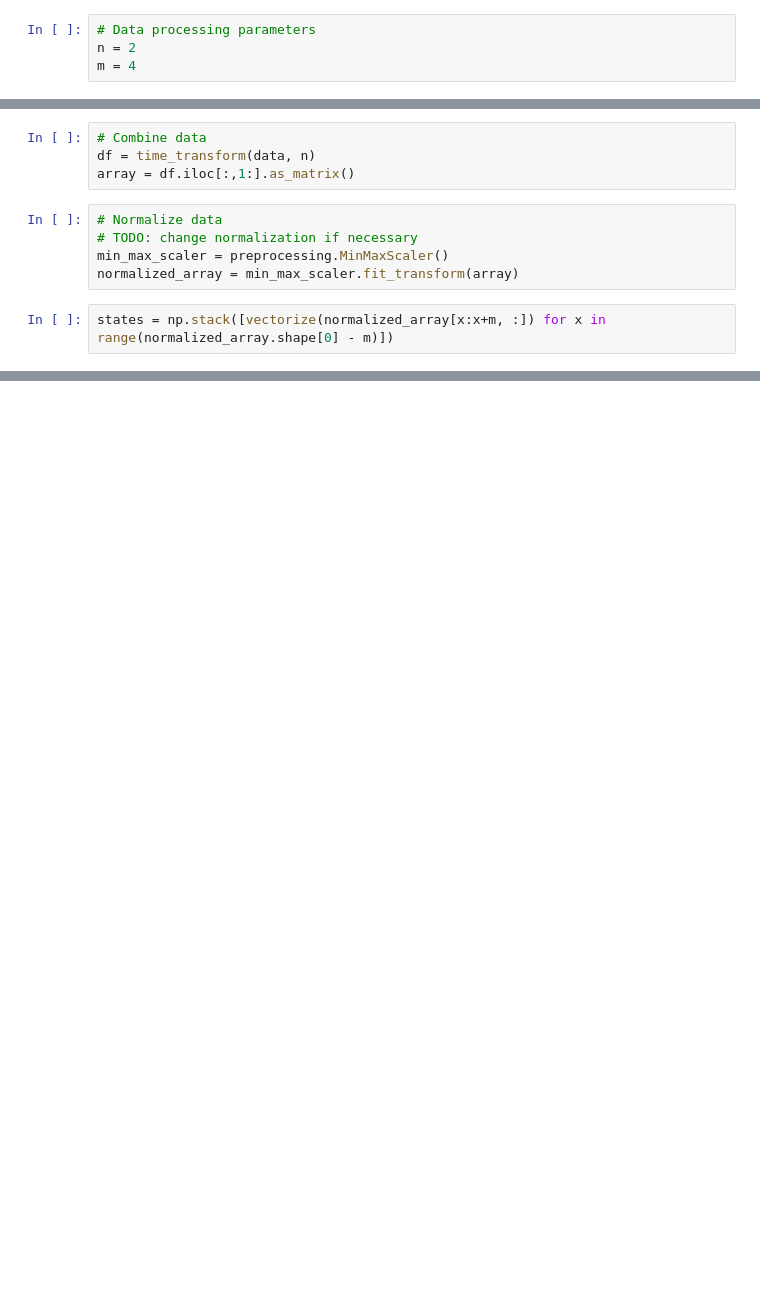
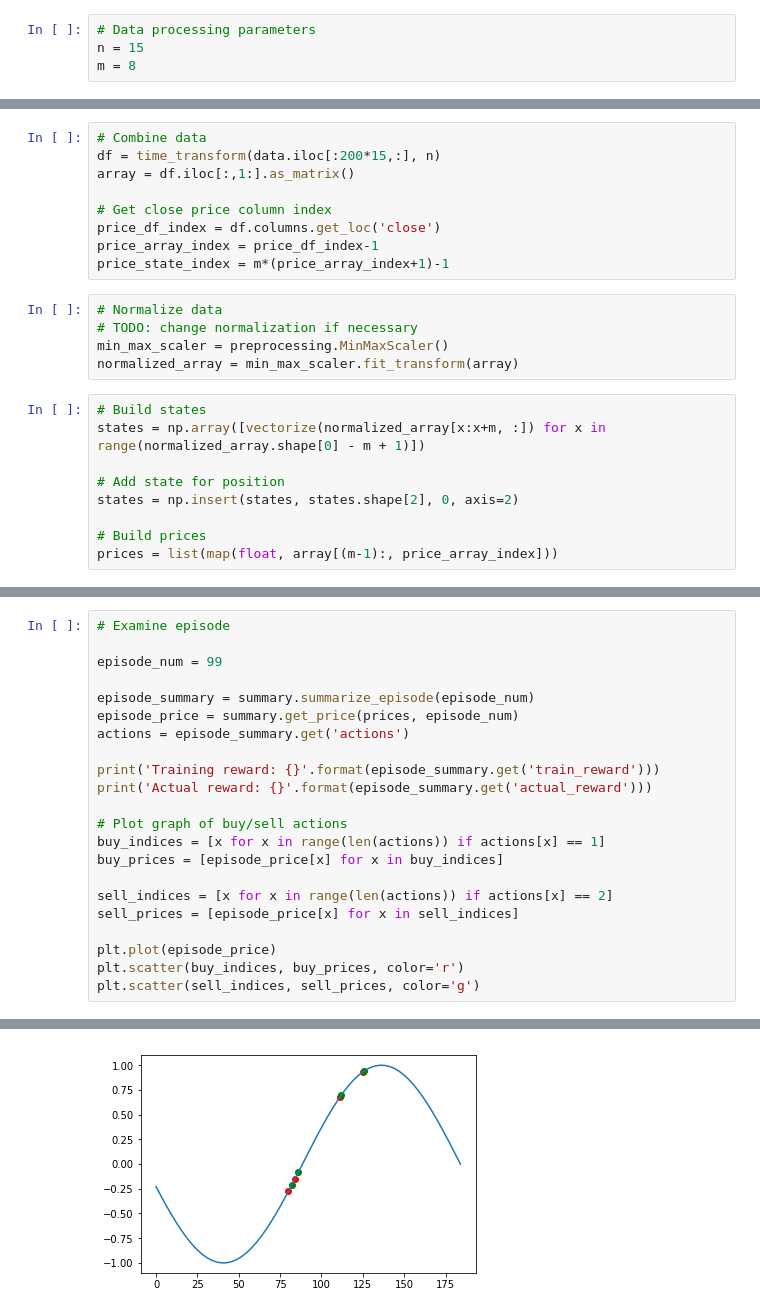
Before and after one commit to bolu-atx/crocket, a Jupyter notebook: algorithms/develop_ml_algorithm.ipynb, the cells around one changed output, grey strips where cells are left out. Drawn from its saved outputs; the diff is of its cells as text; blank space fills up the shorter version.

```diff
--- a/algorithms/develop_ml_algorithm.ipynb
+++ b/algorithms/develop_ml_algorithm.ipynb
@@ -317,4 +370,4 @@ df.head()
 # %%
 # Data processing parameters
-n = 2
-m = 4
+n = 15
+m = 8
@@ -321,11 +392,23 @@ m = 4
 # %%
 # Combine data
-df = time_transform(data, n)
+df = time_transform(data.iloc[:200*15,:], n)
 array = df.iloc[:,1:].as_matrix()
+
+# Get close price column index
+price_df_index = df.columns.get_loc('close')
+price_array_index = price_df_index-1
+price_state_index = m*(price_array_index+1)-1
 # %%
 # Normalize data
 # TODO: change normalization if necessary
 min_max_scaler = preprocessing.MinMaxScaler()
 normalized_array = min_max_scaler.fit_transform(array)
 # %%
-states = np.stack([vectorize(normalized_array[x:x+m, :]) for x in range(normalized_array.shape[0] - m)])
+# Build states
+states = np.array([vectorize(normalized_array[x:x+m, :]) for x in range(normalized_array.shape[0] - m + 1)])
+
+# Add state for position
+states = np.insert(states, states.shape[2], 0, axis=2)
+
+# Build prices
+prices = list(map(float, array[(m-1):, price_array_index]))
@@ -408,0 +511,23 @@ IndexError: index 1 is out of bounds for axis 0 with size 1
+# %%
+# Examine episode
+
+episode_num = 99
+
+episode_summary = summary.summarize_episode(episode_num)
+episode_price = summary.get_price(prices, episode_num)
+actions = episode_summary.get('actions')
+
+print('Training reward: {}'.format(episode_summary.get('train_reward')))
+print('Actual reward: {}'.format(episode_summary.get('actual_reward')))
+
+# Plot graph of buy/sell actions
+buy_indices = [x for x in range(len(actions)) if actions[x] == 1]
+buy_prices = [episode_price[x] for x in buy_indices]
+
+sell_indices = [x for x in range(len(actions)) if actions[x] == 2]
+sell_prices = [episode_price[x] for x in sell_indices]
+
+plt.plot(episode_price)
+plt.scatter(buy_indices, buy_prices, color='r')
+plt.scatter(sell_indices, sell_prices, color='g')
+# %% [output]
@@ -408,0 +537 @@ IndexError: index 1 is out of bounds for axis 0 with size 1
+[figure, added]
```
Also changed, not shown: parts of 20 cells of this notebook.
